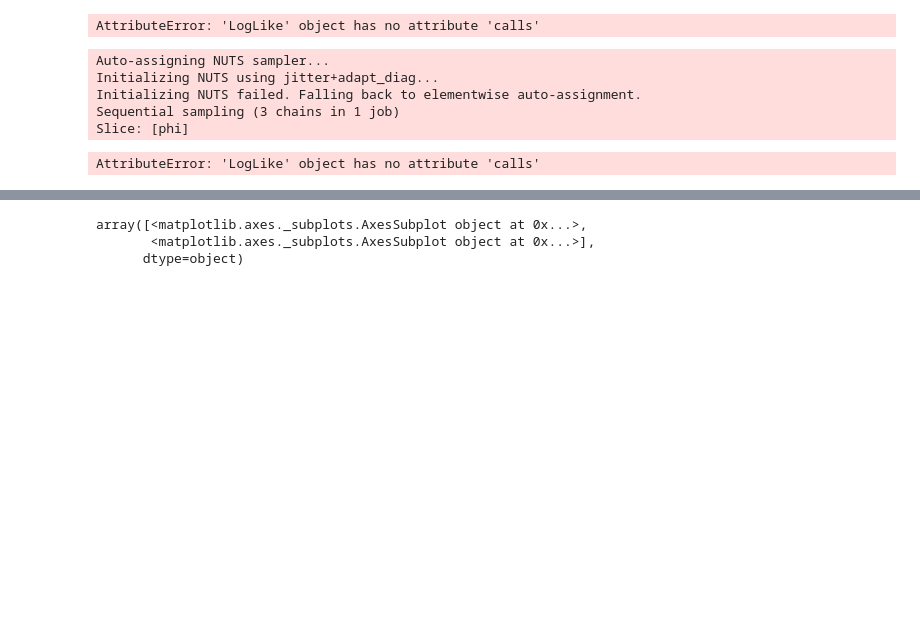
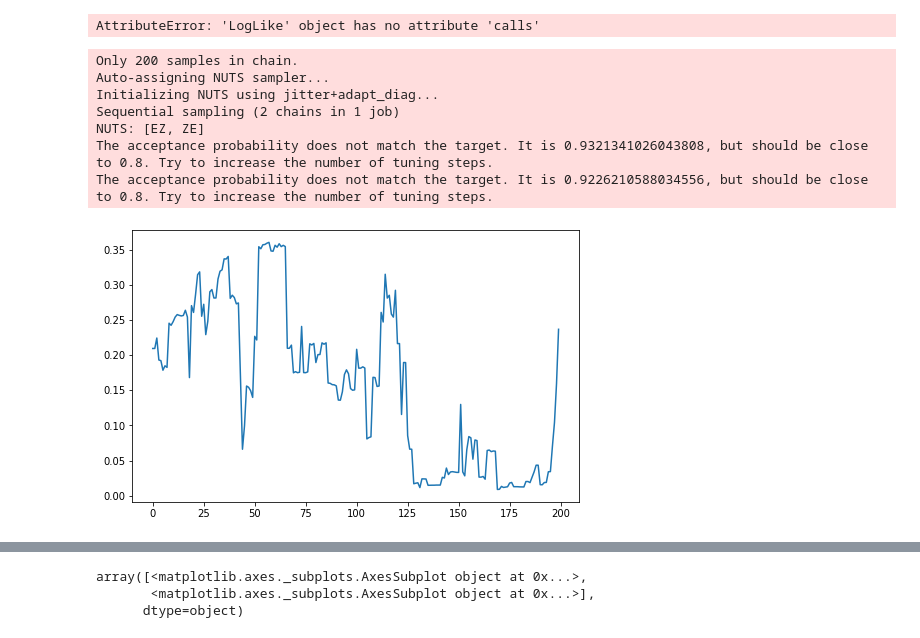
Before and after one commit to dmadea/Jupyter-Tutorials, a Jupyter notebook: MCMC/pymc3.ipynb, the cells around one changed output, grey strips where cells are left out. Cells and saved outputs as stored; diff of their text form; code cells hidden in the pictures; blank space fills up the shorter version.

```diff
--- a/MCMC/pymc3.ipynb
+++ b/MCMC/pymc3.ipynb
@@ -308,61 +411,56 @@ AttributeError: 'LogLike' object has no attribute 'calls'
 # %%
 # create our Op
 
+logl = LogLike(log_likelihood, D_obs, times, wavelengths, ST, I_source, q0, V, c0)
 
-if __name__ == '__main__':
+def _model_func(p):
+    return logl(p)
 
-    logl = LogLike(D, times, wavelengths, ST, I_source, q0, V, [c0, 0])
+with pm.Model() as model:
 
-    def _model_func(p):
-        return logl(p)
+    # Define priors
+    ZE = pm.Uniform('ZE', lower=0, upper=1, testval=0.21)
+    EZ = pm.Uniform('EZ', lower=0, upper=1, testval=0.09)
 
-    with pm.Model() as model:
+    params = T.as_tensor_variable([ZE, EZ])
 
-        # Define priors
-        phi = pm.Uniform('phi', lower=0, upper=1, testval=0.2)
-        phi1 = 0#pm.Normal('phi1', mu=0, sd=1, testval=0)
+    pm.DensityDist('likelihood', _model_func, observed={'p': params})
 
-#         sigma = 0.01 #pm.Normal("sigma", sd=1, testval=0.01)
+#     for RV in model.basic_RVs:
+#         print(RV.name, RV.logp(model.test_point))
+#     model.check_test_point()
 
-        params = T.as_tensor_variable([phi, phi1])
+    trace = pm.sample(200, tune=50, discard_tuned_samples=True, chains=2, cores=1)
 
-        pm.DensityDist('likelihood', _model_func, observed={'p': params})
 
-        trace = pm.sample(1000, tune=20, discard_tuned_samples=True, chains=3, cores=1)
-
-#     C = T.exp(-_k * times[:, None])
-
-#     U, S, VT = svd(C, full_matrices=0, compute_uv=1)
-
-#     Sr = S[S > S[0] * 1e-8]
-#     Ur = U[:, :Sr.shape[0]]
-#     CC_plus_D = Ur.dot(Ur.T).dot(D)
-
-    # Define likelihood
-#     likelihood = pm.Normal('y', mu=CC_plus_D , sd=sigma, observed=D)
 
 #     # Inference!
 #     prior = pm.sample_prior_predictive()
 #     trace = pm.sample(5000, tune=1000, cores=6) # draw 3000 posterior samples using NUTS sampling
 #     posterior_predictive = pm.sample_posterior_predictive(trace)
 # %% [output]
+Only 200 samples in chain.
 Auto-assigning NUTS sampler...
 Initializing NUTS using jitter+adapt_diag...
-Initializing NUTS failed. Falling back to elementwise auto-assignment.
-Sequential sampling (3 chains in 1 job)
-Slice: [phi]
+Sequential sampling (2 chains in 1 job)
+NUTS: [EZ, ZE]
+The acceptance probability does not match the target. It is 0.9321341026043808, but should be close to 0.8. Try to increase the number of tuning steps.
+The acceptance probability does not match the target. It is 0.9226210588034556, but should be close to 0.8. Try to increase the number of tuning steps.
 # %%
-logl.calls.__len__()
+# logl.calls.__len__()
 # plt.rcParams['figure.figsize'] = [8, 5]
 # plt.plot(wavelengths, logl.ST_opts[1400].T)
 # plt.plot(wavelengths, ST.T, color='black', ls='--')
-# plt.show()
-all_phis = np.asarray([logl.calls[i][0] for i in range(len(logl.calls))])
+# # plt.show()
+# all_phis = np.asarray([logl.calls[i][0] for i in range(len(logl.calls))])
 
-# all_phis
-_ = plt.hist(all_phis, bins=100, range=(0.18, 0.22))
+# # all_phis
+# _ = plt.hist(trace['phi'], bins=100, range=(0.18, 0.22))
+plt.rcParams['figure.figsize'] = [8, 5]
+plt.plot(trace['EZ'])
+plt.show()
 # %% [output]
-AttributeError: 'LogLike' object has no attribute 'calls'
+[figure, added]
 # %%
 
 _ = pm.traceplot(trace)
```
Also changed, not shown: parts of 11 cells of this notebook, 8 other files.
